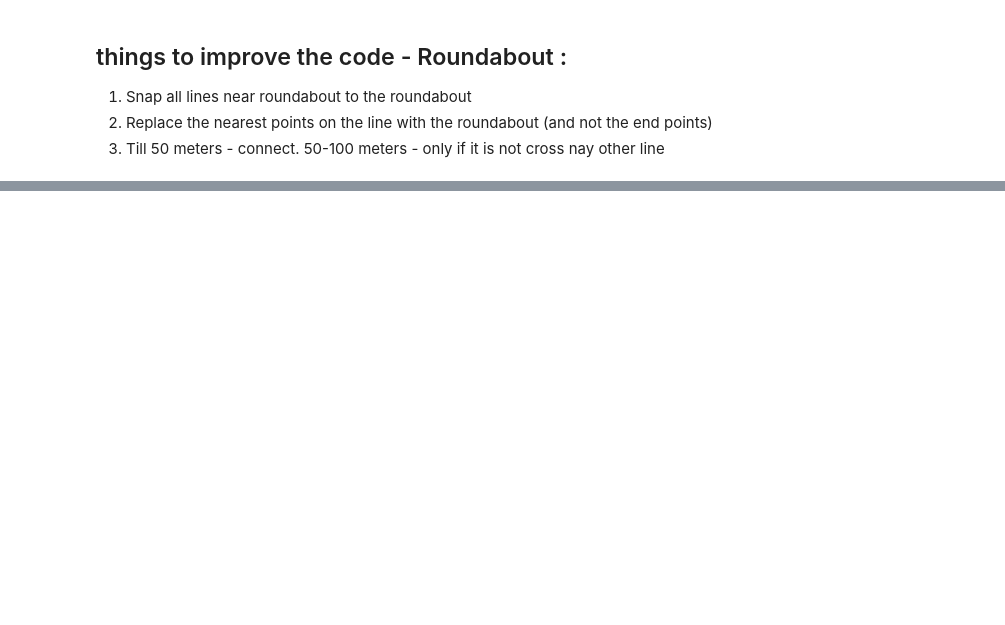
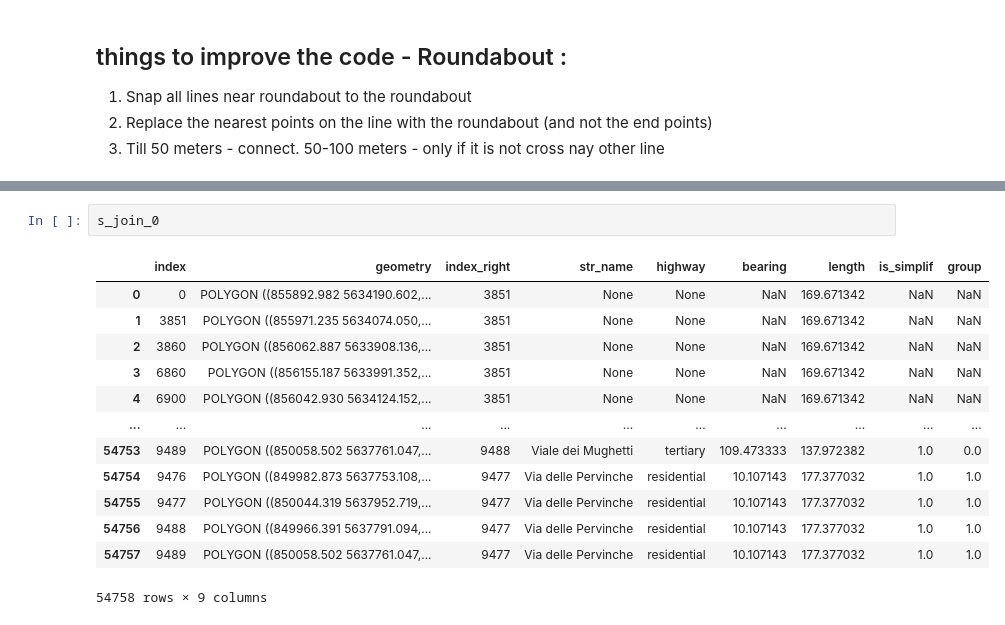
Before and after one commit to achic19/micro_walking, a Jupyter notebook: notebook/output/turin/data_from_osm.ipynb, the cells around one changed output, grey strips where cells are left out. Saved outputs shown, nothing was run; the diff lists cells and outputs as text; blank space fills up the shorter version.

```diff
--- a/notebook/output/turin/data_from_osm.ipynb
+++ b/notebook/output/turin/data_from_osm.ipynb
@@ -732,0 +553,16 @@ sjoin_end_net
+# %%
+s_join_0
+# %% [output]
+|  | index | geometry | index_right | str_name | highway | bearing | length | is_simplif | group |
+| 0 | 0 | POLYGON ((855892.982 5634190.602,... | 3851 | None | None | NaN | 169.671342 | NaN | NaN |
+| 1 | 3851 | POLYGON ((855971.235 5634074.050,... | 3851 | None | None | NaN | 169.671342 | NaN | NaN |
+| 2 | 3860 | POLYGON ((856062.887 5633908.136,... | 3851 | None | None | NaN | 169.671342 | NaN | NaN |
+| 3 | 6860 | POLYGON ((856155.187 5633991.352,... | 3851 | None | None | NaN | 169.671342 | NaN | NaN |
+| 4 | 6900 | POLYGON ((856042.930 5634124.152,... | 3851 | None | None | NaN | 169.671342 | NaN | NaN |
+| ... | ... | ... | ... | ... | ... | ... | ... | ... | ... |
+| 54753 | 9489 | POLYGON ((850058.502 5637761.047,... | 9488 | Viale dei Mughetti | tertiary | 109.473333 | 137.972382 | 1.0 | 0.0 |
+| 54754 | 9476 | POLYGON ((849982.873 5637753.108,... | 9477 | Via delle Pervinche | residential | 10.107143 | 177.377032 | 1.0 | 1.0 |
+| 54755 | 9477 | POLYGON ((850044.319 5637952.719,... | 9477 | Via delle Pervinche | residential | 10.107143 | 177.377032 | 1.0 | 1.0 |
+| 54756 | 9488 | POLYGON ((849966.391 5637791.094,... | 9477 | Via delle Pervinche | residential | 10.107143 | 177.377032 | 1.0 | 1.0 |
+| 54757 | 9489 | POLYGON ((850058.502 5637761.047,... | 9477 | Via delle Pervinche | residential | 10.107143 | 177.377032 | 1.0 | 1.0 |
+54758 rows × 9 columns
```
Also changed, not shown: parts of 60 cells of this notebook.
